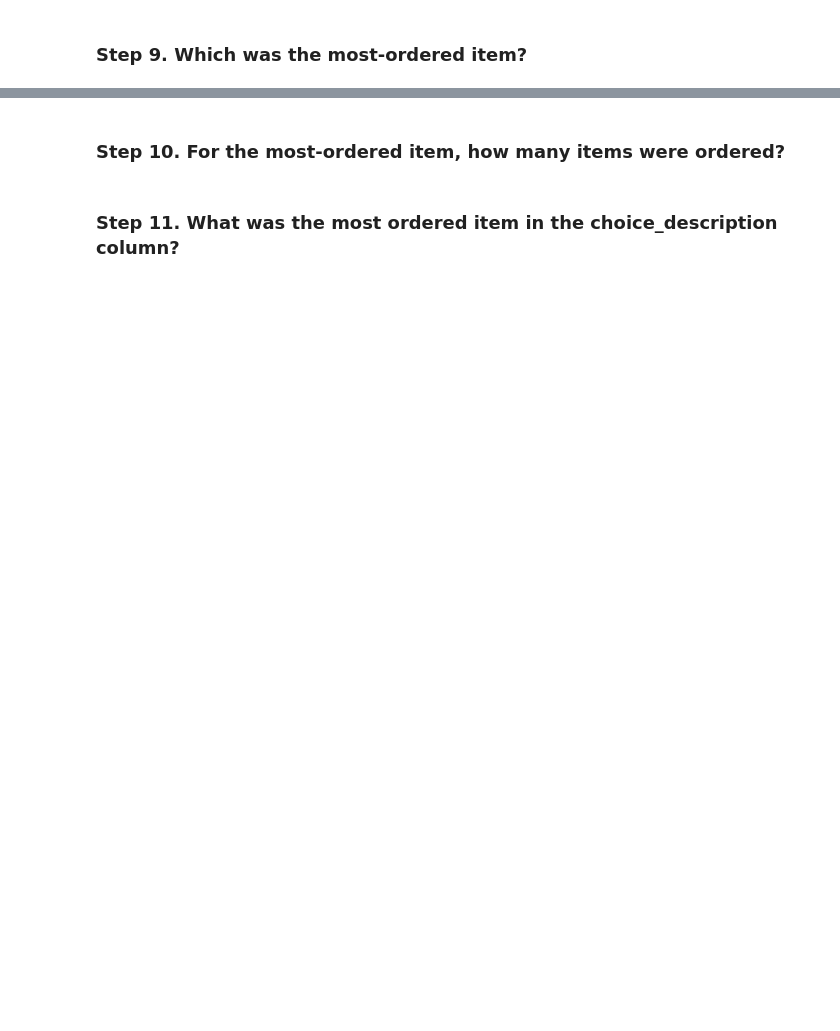
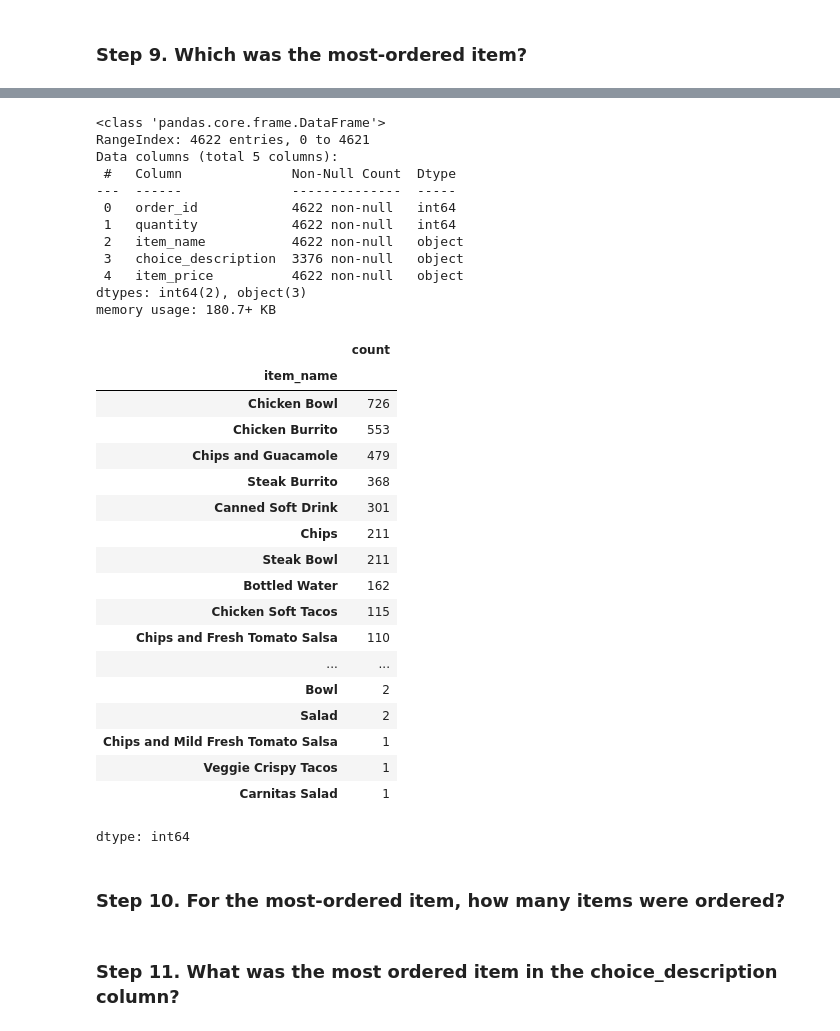
Before and after one commit to Prithvirajn/Pactice, a Jupyter notebook: 01_Getting_&_Knowing_Your_Data/Chipotle/Exercises.ipynb, the cells around one changed output, grey strips where cells are left out. Saved outputs shown, nothing was run; the diff lists cells and outputs as text; code cells hidden in the pictures; blank space fills up the shorter version.

```diff
--- a/01_Getting_&_Knowing_Your_Data/Chipotle/Exercises.ipynb
+++ b/01_Getting_&_Knowing_Your_Data/Chipotle/Exercises.ipynb
@@ -59,2 +97,37 @@ chipo.head()
+# %%
+chipo.info()
+chipo['item_name'].value_counts()
+# %% [output]
+<class 'pandas.core.frame.DataFrame'>
+RangeIndex: 4622 entries, 0 to 4621
+Data columns (total 5 columns):
+ #   Column              Non-Null Count  Dtype
+---  ------              --------------  -----
+ 0   order_id            4622 non-null   int64
+ 1   quantity            4622 non-null   int64
+ 2   item_name           4622 non-null   object
+ 3   choice_description  3376 non-null   object
+ 4   item_price          4622 non-null   object
+dtypes: int64(2), object(3)
+memory usage: 180.7+ KB
+|  | count |
+| item_name |  |
+| Chicken Bowl | 726 |
+| Chicken Burrito | 553 |
+| Chips and Guacamole | 479 |
+| Steak Burrito | 368 |
+| Canned Soft Drink | 301 |
+| Chips | 211 |
+| Steak Bowl | 211 |
+| Bottled Water | 162 |
+| Chicken Soft Tacos | 115 |
+| Chips and Fresh Tomato Salsa | 110 |
+| ... | ... |
+| Bowl | 2 |
+| Salad | 2 |
+| Chips and Mild Fresh Tomato Salsa | 1 |
+| Veggie Crispy Tacos | 1 |
+| Carnitas Salad | 1 |
+dtype: int64
 # %% [markdown]
 ### Step 10. For the most-ordered item, how many items were ordered?
```
Also changed, not shown: parts of 12 cells of this notebook.
